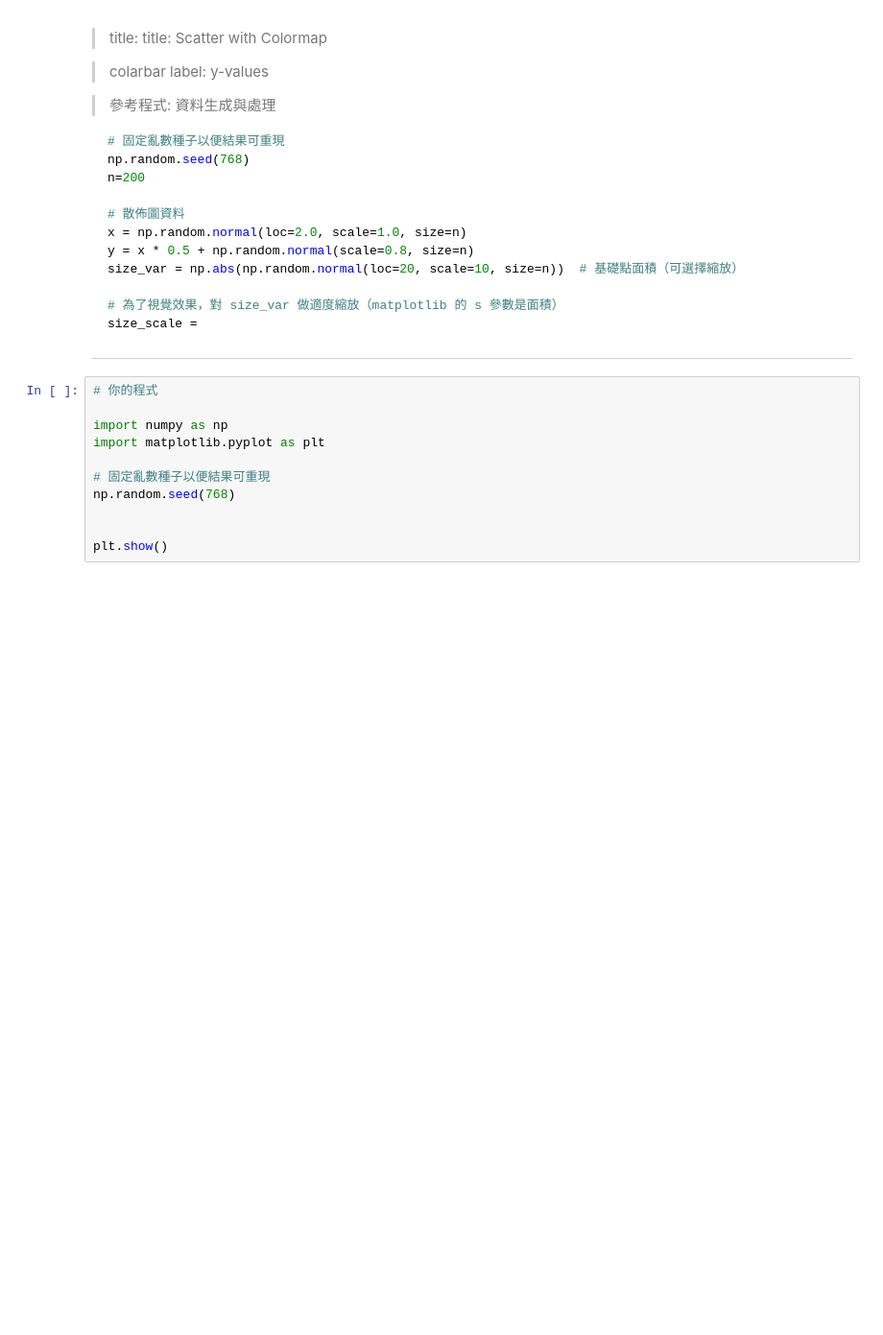
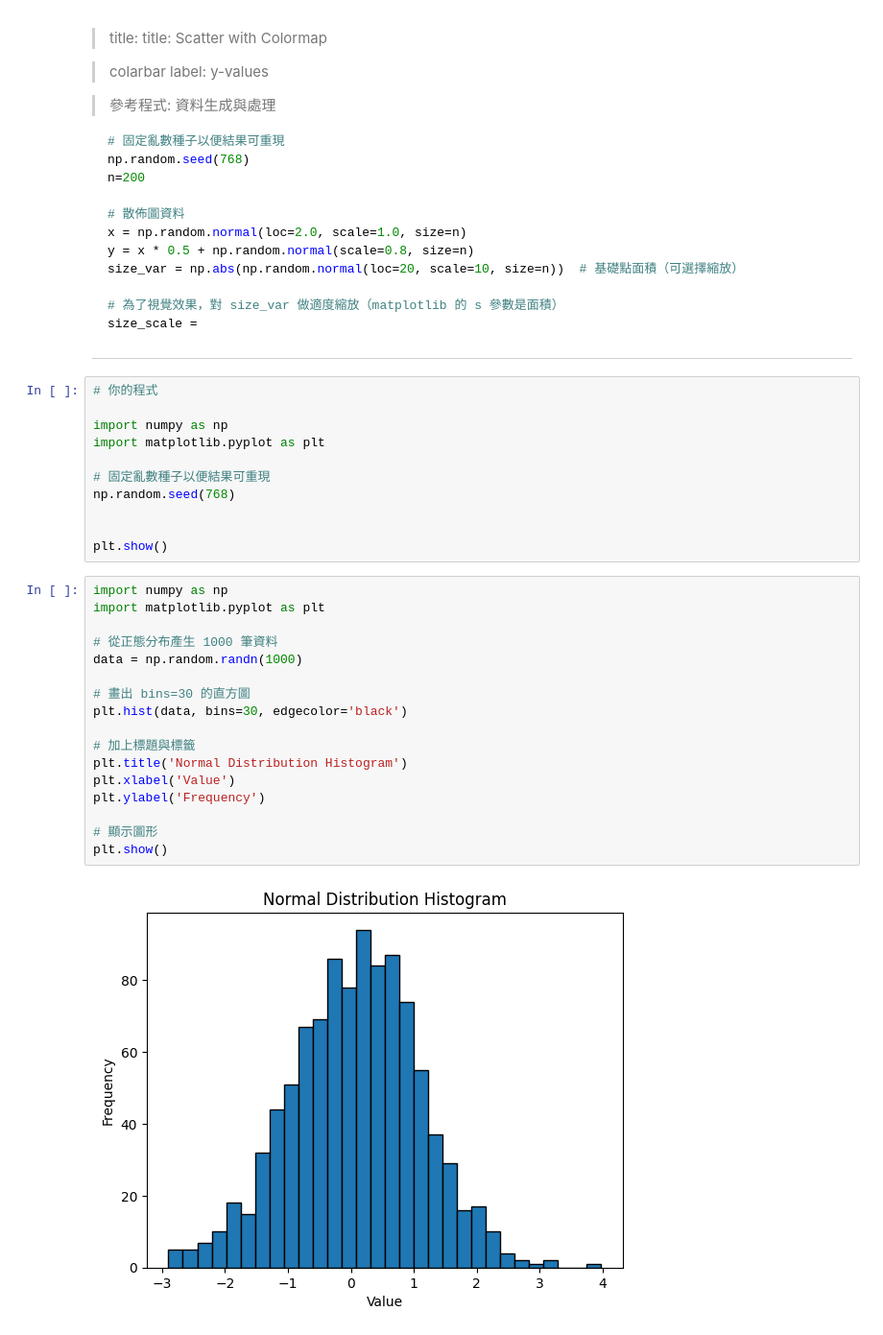
Before and after one commit to IntroDS-2025f/github-hw-1-zixuan0310-rgb, a Jupyter notebook: matplot_test1.ipynb, the cells around one changed output. Shown: that part at 96% size. Cells and saved outputs as stored; diff of their text form; blank space fills up the shorter version.

```diff
--- a/matplot_test1.ipynb
+++ b/matplot_test1.ipynb
@@ -79,3 +79,22 @@ np.random.seed(768)
 
 
 plt.show()
+# %%
+import numpy as np
+import matplotlib.pyplot as plt
+
+# 從正態分布產生 1000 筆資料
+data = np.random.randn(1000)
+
+# 畫出 bins=30 的直方圖
+plt.hist(data, bins=30, edgecolor='black')
+
+# 加上標題與標籤
+plt.title('Normal Distribution Histogram')
+plt.xlabel('Value')
+plt.ylabel('Frequency')
+
+# 顯示圖形
+plt.show()
+# %% [output]
+[figure, added]
```
Also changed, not shown: parts of 1 cell of this notebook.
